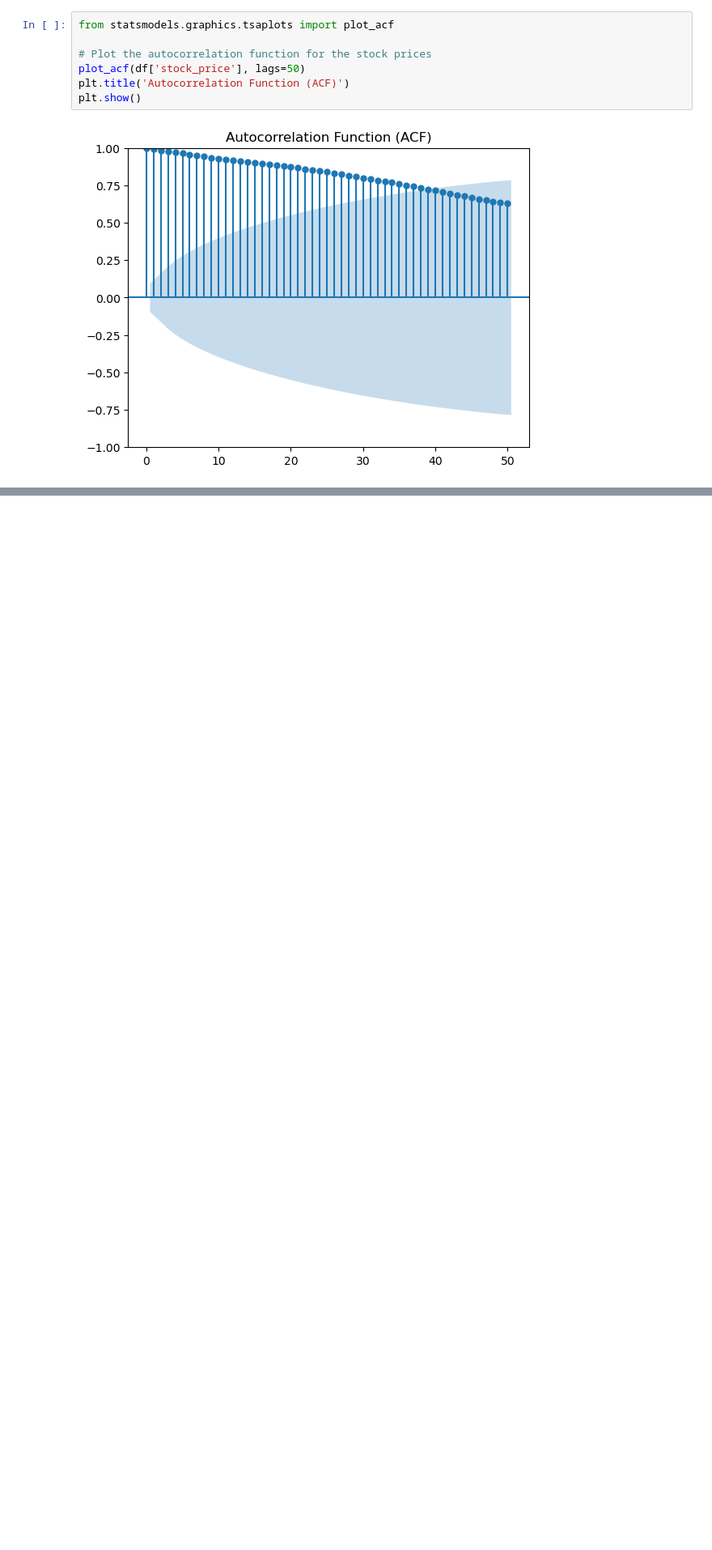
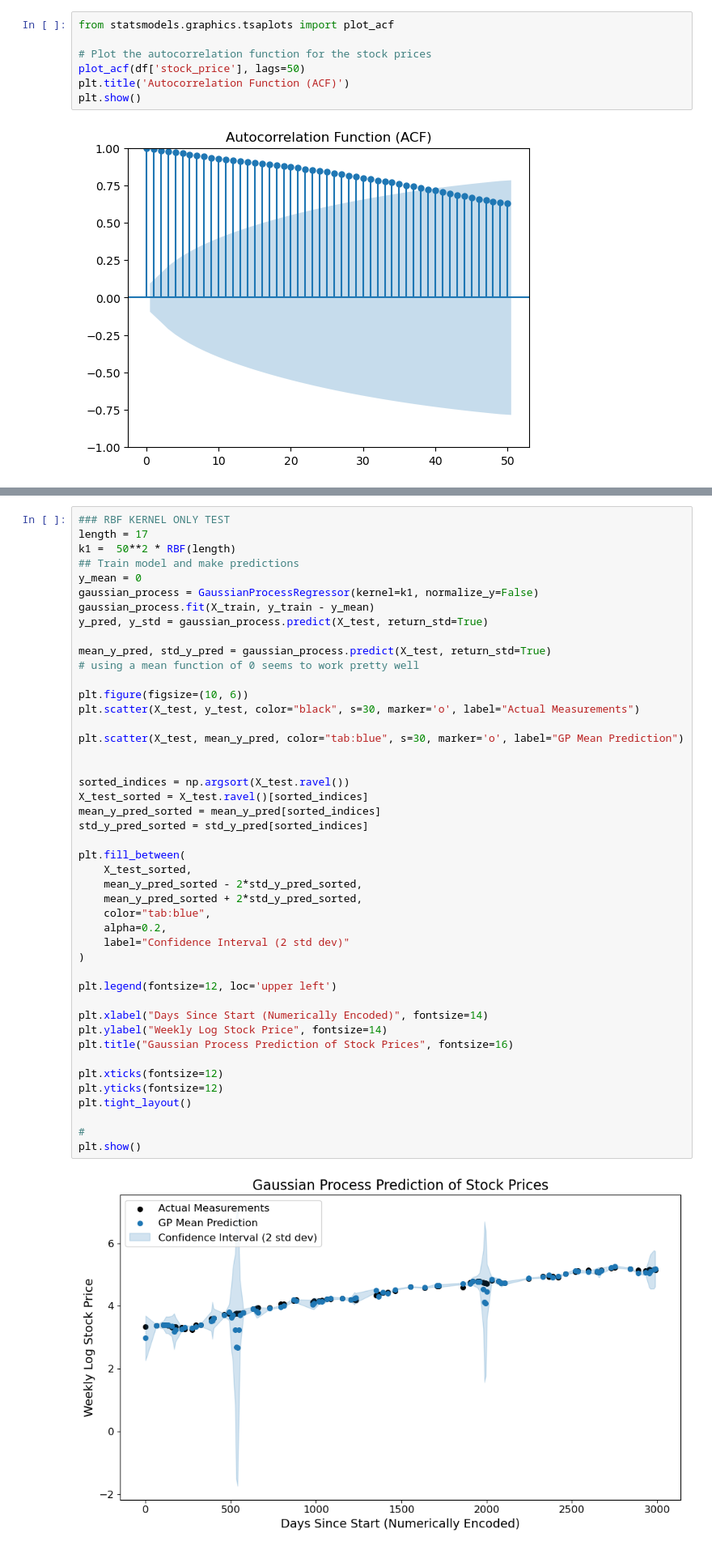
Before and after one commit to andrew-sugarman/midterm_557, a Jupyter notebook: scratch.ipynb, the cells around one changed output, grey strips where cells are left out. Shown: that part at 81% size. Drawn from its saved outputs; the diff is of its cells as text; blank space fills up the shorter version.

```diff
--- a/scratch.ipynb
+++ b/scratch.ipynb
@@ -99,0 +168,47 @@ X_train, X_test, y_train, y_test = train_test_split(x, y, test_size=0.2, random_
+# %%
+### RBF KERNEL ONLY TEST
+length = 17
+k1 =  50**2 * RBF(length)
+## Train model and make predictions
+y_mean = 0
+gaussian_process = GaussianProcessRegressor(kernel=k1, normalize_y=False)
+gaussian_process.fit(X_train, y_train - y_mean)
+y_pred, y_std = gaussian_process.predict(X_test, return_std=True)
+
+mean_y_pred, std_y_pred = gaussian_process.predict(X_test, return_std=True)
+# using a mean function of 0 seems to work pretty well
+
+plt.figure(figsize=(10, 6))
+plt.scatter(X_test, y_test, color="black", s=30, marker='o', label="Actual Measurements")
+
+plt.scatter(X_test, mean_y_pred, color="tab:blue", s=30, marker='o', label="GP Mean Prediction")
+
+
+sorted_indices = np.argsort(X_test.ravel())
+X_test_sorted = X_test.ravel()[sorted_indices]
+mean_y_pred_sorted = mean_y_pred[sorted_indices]
+std_y_pred_sorted = std_y_pred[sorted_indices]
+
+plt.fill_between(
+    X_test_sorted,
+    mean_y_pred_sorted - 2*std_y_pred_sorted,
+    mean_y_pred_sorted + 2*std_y_pred_sorted,
+    color="tab:blue",
+    alpha=0.2,
+    label="Confidence Interval (2 std dev)"
+)
+
+plt.legend(fontsize=12, loc='upper left')
+
+plt.xlabel("Days Since Start (Numerically Encoded)", fontsize=14)
+plt.ylabel("Weekly Log Stock Price", fontsize=14)
+plt.title("Gaussian Process Prediction of Stock Prices", fontsize=16)
+
+plt.xticks(fontsize=12)
+plt.yticks(fontsize=12)
+plt.tight_layout()
+
+#
+plt.show()
+# %% [output]
+[figure, added]
```
Also changed, not shown: parts of 12 cells of this notebook, 3 other files.
